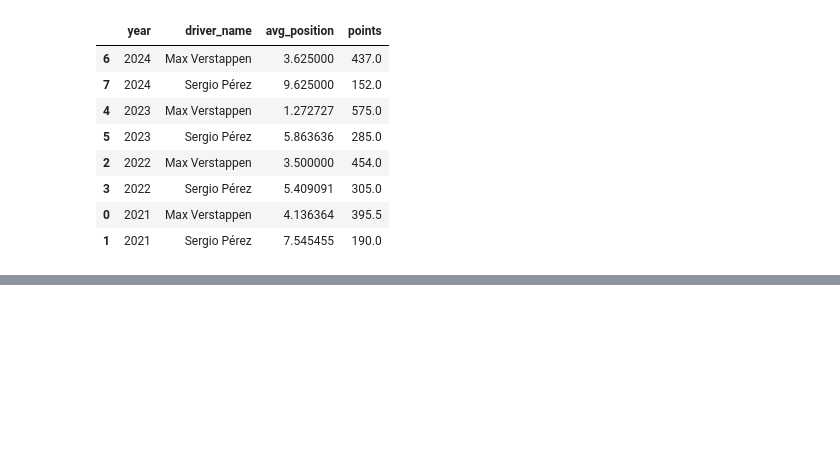
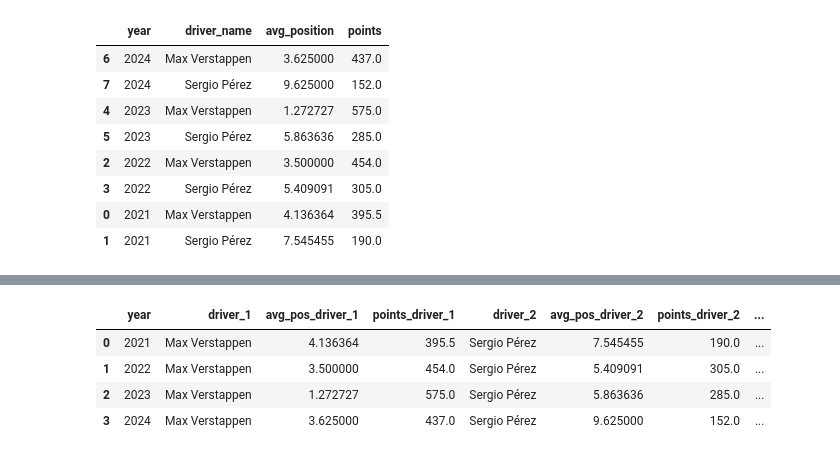
Before and after one commit to dhruv-juneja-7/product-analytics-portfolio, a Jupyter notebook: f1-python-analysis/f1_car_vs_drivers.ipynb, the cells around one changed output, grey strips where cells are left out. Saved outputs shown, nothing was run; the diff lists cells and outputs as text; code cells hidden in the pictures; blank space fills up the shorter version.

Commit message:
Modified cars_vs_drivers file to show points and position gap

```diff
--- a/f1-python-analysis/f1_car_vs_drivers.ipynb
+++ b/f1-python-analysis/f1_car_vs_drivers.ipynb
@@ -43,0 +50,4 @@ avg_position.sort_values(['year','avg_position'], ascending=[False, True])
+# %%
+combined_data = combined_data.rename(columns={'driver_name_x':'driver_1', 'avg_position_x':'avg_pos_driver_1', 'points_x':'points_driver_1'})
+# %%
+combined_data = combined_data.rename(columns={'driver_name_y':'driver_2', 'avg_position_y':'avg_pos_driver_2', 'points_y':'points_driver_2'})
@@ -43,0 +62,12 @@ avg_position.sort_values(['year','avg_position'], ascending=[False, True])
+# %%
+combined_data['points_gap'] = combined_data['points_driver_1'] - combined_data['points_driver_2']
+# %%
+combined_data['position_gap'] = combined_data['avg_pos_driver_2'] - combined_data['avg_pos_driver_1']
+# %%
+combined_data
+# %% [output]
+|  | year | driver_1 | avg_pos_driver_1 | points_driver_1 | driver_2 | avg_pos_driver_2 | points_driver_2 | ... |
+| 0 | 2021 | Max Verstappen | 4.136364 | 395.5 | Sergio Pérez | 7.545455 | 190.0 | ... |
+| 1 | 2022 | Max Verstappen | 3.500000 | 454.0 | Sergio Pérez | 5.409091 | 305.0 | ... |
+| 2 | 2023 | Max Verstappen | 1.272727 | 575.0 | Sergio Pérez | 5.863636 | 285.0 | ... |
+| 3 | 2024 | Max Verstappen | 3.625000 | 437.0 | Sergio Pérez | 9.625000 | 152.0 | ... |
```
Also changed, not shown: parts of 6 cells of this notebook.
